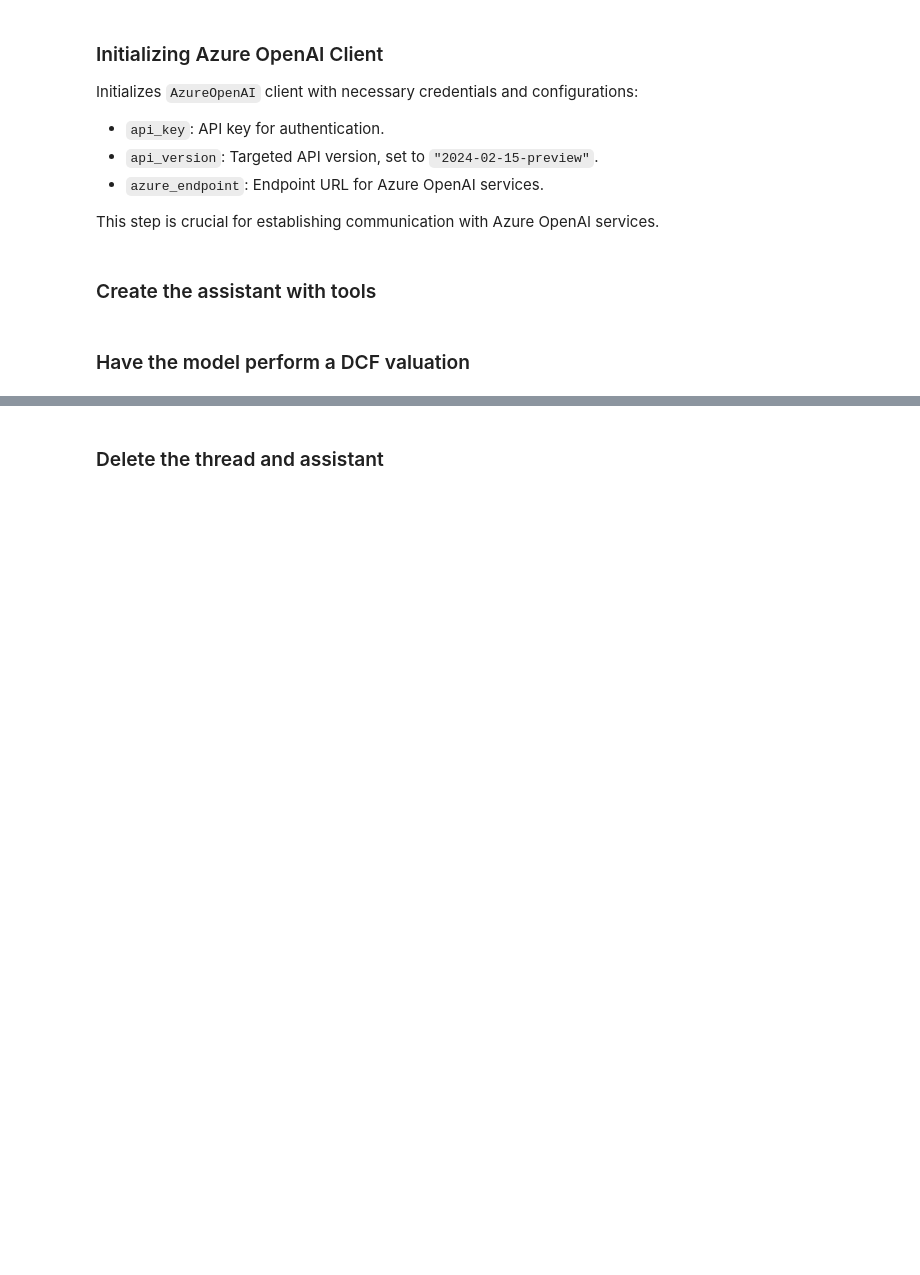
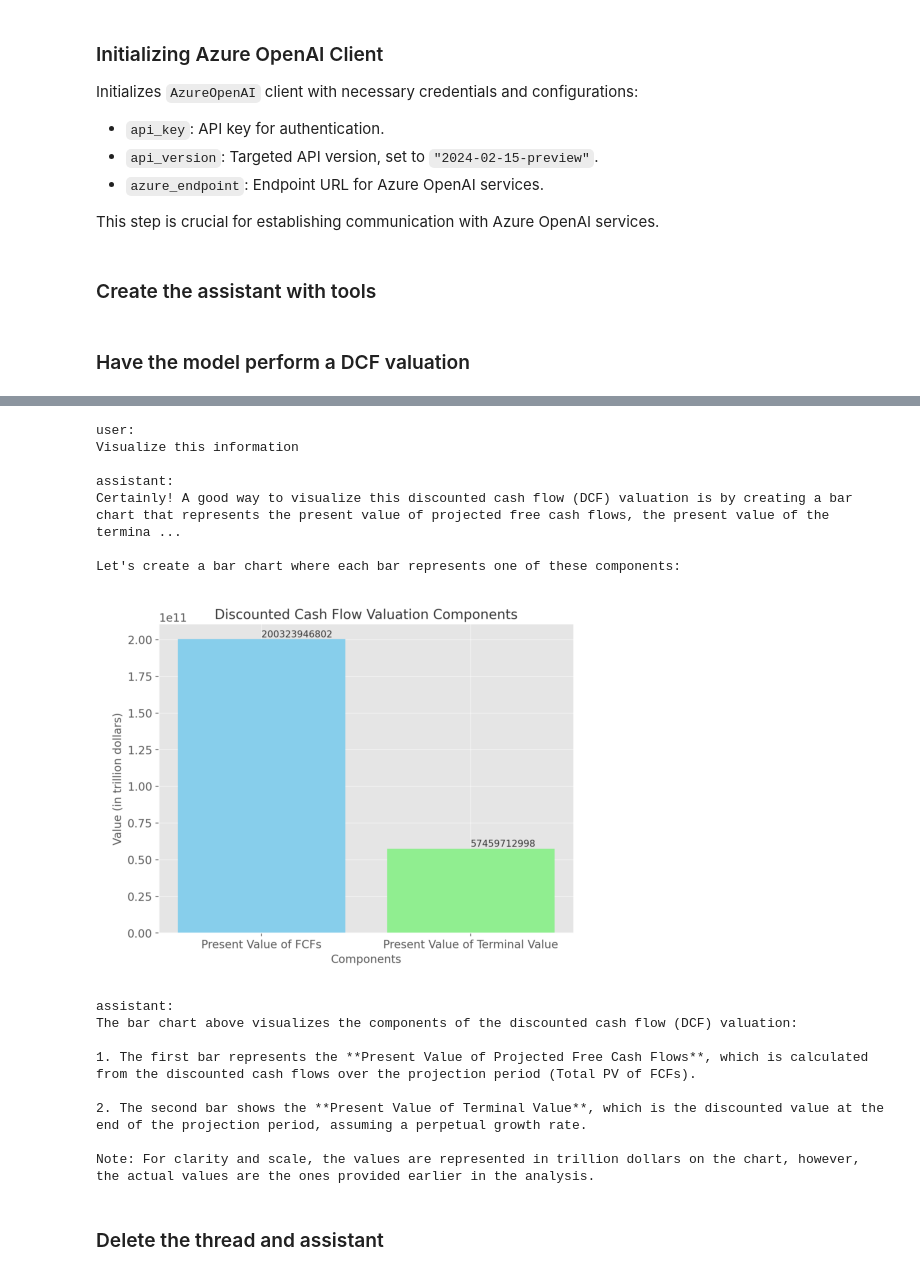
Before and after one commit to Azure-Samples/miyagi, a Jupyter notebook: sandbox/agents/assistants-api/azure-openai/equity-analyst.ipynb, the cells around one changed output, grey strips where cells are left out. Saved outputs shown, nothing was run; the diff lists cells and outputs as text; code cells hidden in the pictures; blank space fills up the shorter version.

```diff
--- a/sandbox/agents/assistants-api/azure-openai/equity-analyst.ipynb
+++ b/sandbox/agents/assistants-api/azure-openai/equity-analyst.ipynb
@@ -184,3 +220,22 @@ This Equity Value represents the intrinsic value of the company based on a DCF v
+# %%
+process_message("Visualize this information")
+# %% [output]
+user:
+Visualize this information
+
+assistant:
+Certainly! A good way to visualize this discounted cash flow (DCF) valuation is by creating a bar chart that represents the present value of projected free cash flows, the present value of the termina ...
+
+Let's create a bar chart where each bar represents one of these components:
+[figure, added]
+assistant:
+The bar chart above visualizes the components of the discounted cash flow (DCF) valuation:
+
+1. The first bar represents the **Present Value of Projected Free Cash Flows**, which is calculated from the discounted cash flows over the projection period (Total PV of FCFs).
+
+2. The second bar shows the **Present Value of Terminal Value**, which is the discounted value at the end of the projection period, assuming a perpetual growth rate.
+
+Note: For clarity and scale, the values are represented in trillion dollars on the chart, however, the actual values are the ones provided earlier in the analysis.
 # %% [markdown]
 ### Delete the thread and assistant
 # %%
```
Also changed, not shown: parts of 2 cells of this notebook, 2 other files.
